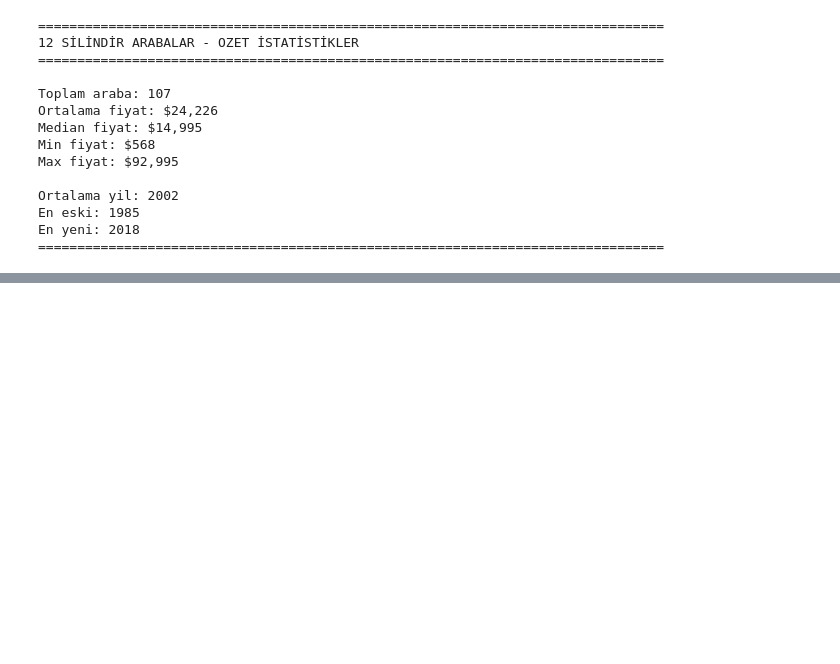
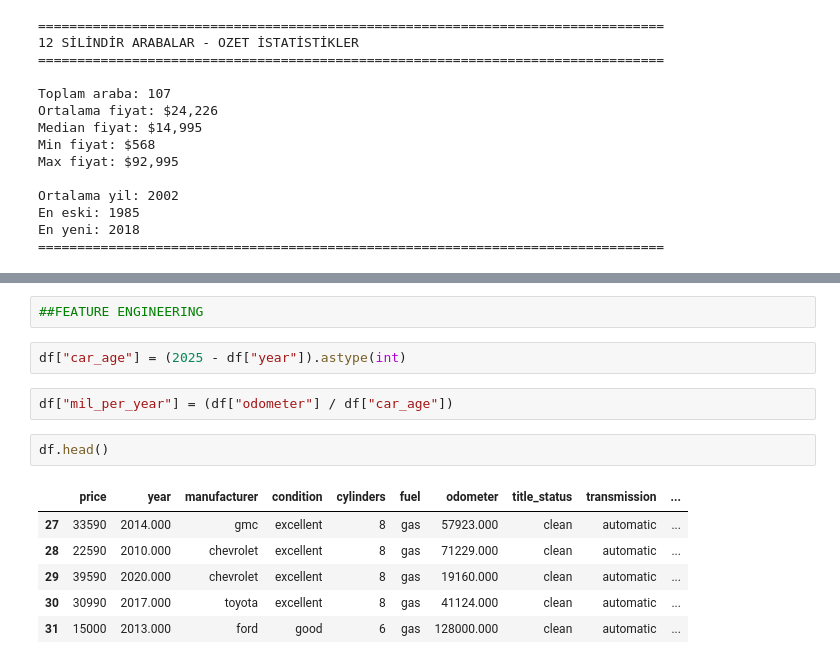
Before and after one commit to AhmetBugraKaplan/CarRecommendationSystem, a Jupyter notebook: RegressionModel/CarPricePredictionProject.ipynb, the cells around one changed output, grey strips where cells are left out. Drawn from its saved outputs; the diff is of its cells as text; blank space fills up the shorter version.

```diff
--- a/RegressionModel/CarPricePredictionProject.ipynb
+++ b/RegressionModel/CarPricePredictionProject.ipynb
@@ -1554,0 +1564,15 @@ En yeni: 2018
+# %%
+##FEATURE ENGINEERING
+# %%
+df["car_age"] = (2025 - df["year"]).astype(int)
+# %%
+df["mil_per_year"] = (df["odometer"] / df["car_age"])
+# %%
+df.head()
+# %% [output]
+|  | price | year | manufacturer | condition | cylinders | fuel | odometer | title_status | transmission | ... |
+| 27 | 33590 | 2014.000 | gmc | excellent | 8 | gas | 57923.000 | clean | automatic | ... |
+| 28 | 22590 | 2010.000 | chevrolet | excellent | 8 | gas | 71229.000 | clean | automatic | ... |
+| 29 | 39590 | 2020.000 | chevrolet | excellent | 8 | gas | 19160.000 | clean | automatic | ... |
+| 30 | 30990 | 2017.000 | toyota | excellent | 8 | gas | 41124.000 | clean | automatic | ... |
+| 31 | 15000 | 2013.000 | ford | good | 6 | gas | 128000.000 | clean | automatic | ... |
```
Also changed, not shown: parts of 18 cells of this notebook.
